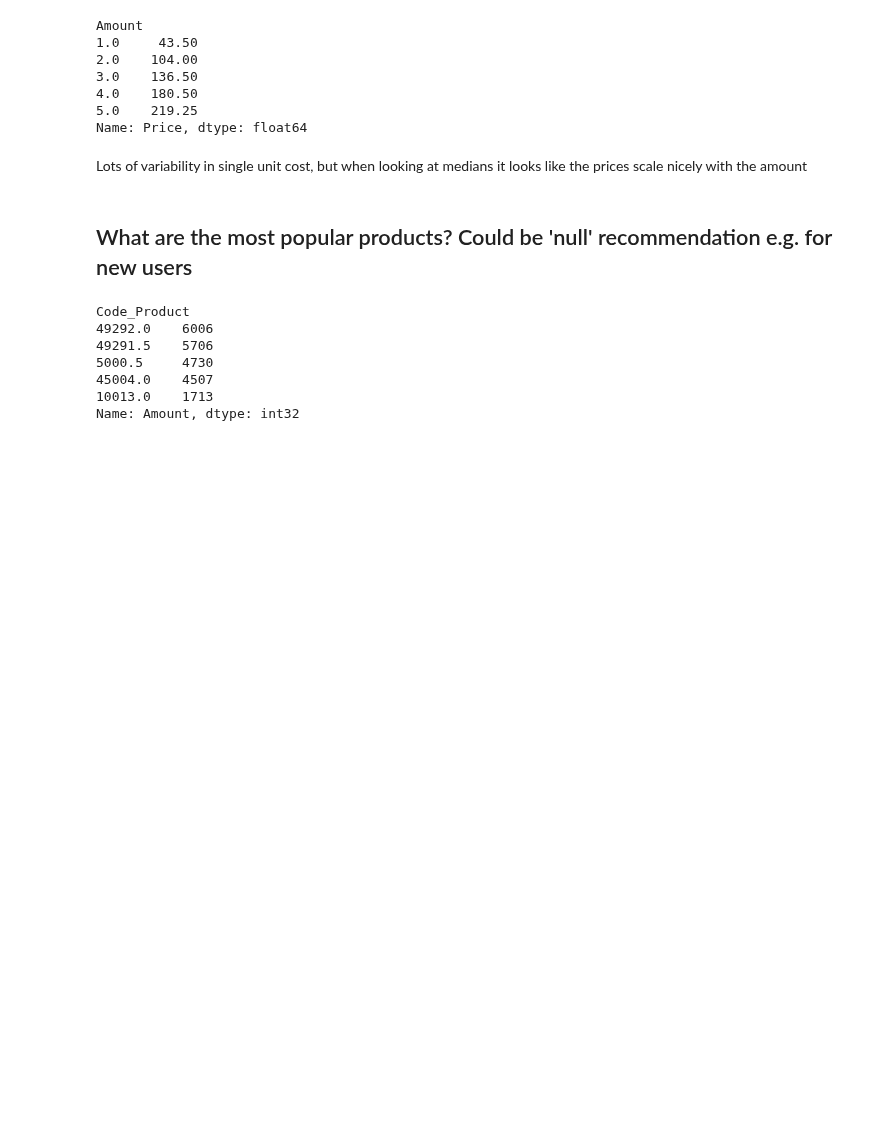
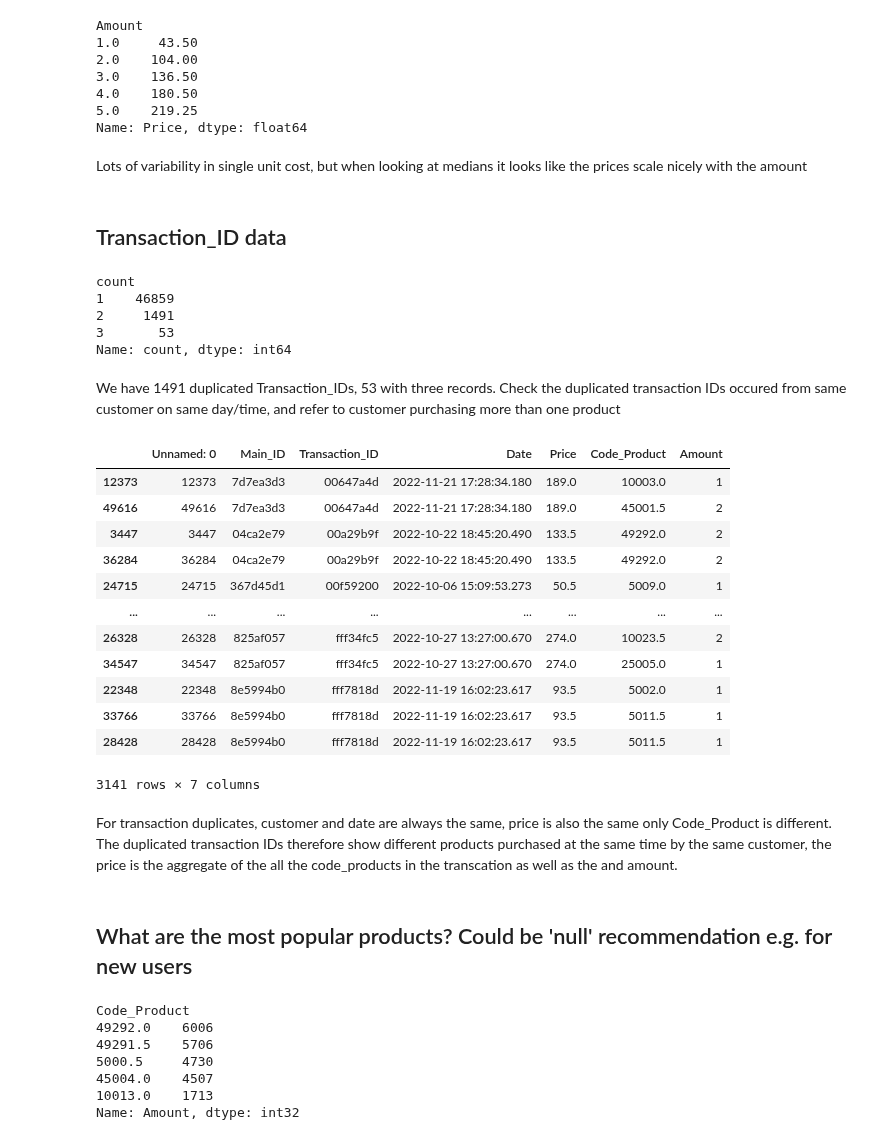
Before and after one commit to balintstewart77/magnimind-assignments, a Jupyter notebook: Recommendation project/notebooks/recommendation_project_balint.ipynb, the cells around one changed output. Drawn from its saved outputs; the diff is of its cells as text; code cells hidden in the pictures; blank space fills up the shorter version.

```diff
--- a/Recommendation project/notebooks/recommendation_project_balint.ipynb
+++ b/Recommendation project/notebooks/recommendation_project_balint.ipynb
@@ -183,6 +181,39 @@ Amount
 Name: Price, dtype: float64
 # %% [markdown]
 Lots of variability in single unit cost, but when looking at medians it looks like the prices scale nicely with the amount
+# %% [markdown]
+## Transaction_ID data
+# %%
+transaction_id_counts = df['Transaction_ID'].value_counts()
+transaction_id_counts.value_counts()
+# %% [output]
+count
+1    46859
+2     1491
+3       53
+Name: count, dtype: int64
+# %% [markdown]
+We have 1491 duplicated Transaction_IDs, 53 with three records. Check the duplicated transaction IDs occured from same customer on same day/time, and refer to customer purchasing more than one product
+# %%
+transaction_duplicates = df[df['Transaction_ID'].duplicated(keep = False)]
+# %%
+transaction_duplicates.sort_values(by= 'Transaction_ID')
+# %% [output]
+|  | Unnamed: 0 | Main_ID | Transaction_ID | Date | Price | Code_Product | Amount |
+| 12373 | 12373 | 7d7ea3d3 | 00647a4d | 2022-11-21 17:28:34.180 | 189.0 | 10003.0 | 1 |
+| 49616 | 49616 | 7d7ea3d3 | 00647a4d | 2022-11-21 17:28:34.180 | 189.0 | 45001.5 | 2 |
+| 3447 | 3447 | 04ca2e79 | 00a29b9f | 2022-10-22 18:45:20.490 | 133.5 | 49292.0 | 2 |
+| 36284 | 36284 | 04ca2e79 | 00a29b9f | 2022-10-22 18:45:20.490 | 133.5 | 49292.0 | 2 |
+| 24715 | 24715 | 367d45d1 | 00f59200 | 2022-10-06 15:09:53.273 | 50.5 | 5009.0 | 1 |
+| ... | ... | ... | ... | ... | ... | ... | ... |
+| 26328 | 26328 | 825af057 | fff34fc5 | 2022-10-27 13:27:00.670 | 274.0 | 10023.5 | 2 |
+| 34547 | 34547 | 825af057 | fff34fc5 | 2022-10-27 13:27:00.670 | 274.0 | 25005.0 | 1 |
+| 22348 | 22348 | 8e5994b0 | fff7818d | 2022-11-19 16:02:23.617 | 93.5 | 5002.0 | 1 |
+| 33766 | 33766 | 8e5994b0 | fff7818d | 2022-11-19 16:02:23.617 | 93.5 | 5011.5 | 1 |
+| 28428 | 28428 | 8e5994b0 | fff7818d | 2022-11-19 16:02:23.617 | 93.5 | 5011.5 | 1 |
+3141 rows × 7 columns
+# %% [markdown]
+For transaction duplicates, customer and date are always the same, price is also the same only Code_Product is different. The duplicated transaction IDs therefore show different products purchased at the same time by the same customer, the price is the aggregate of the all the code_products in the transcation as well as the and amount.
 # %% [markdown]
 ## What are the most popular products? Could be 'null' recommendation e.g. for new users
 # %%
```
Also changed, not shown: parts of 12 cells of this notebook.
